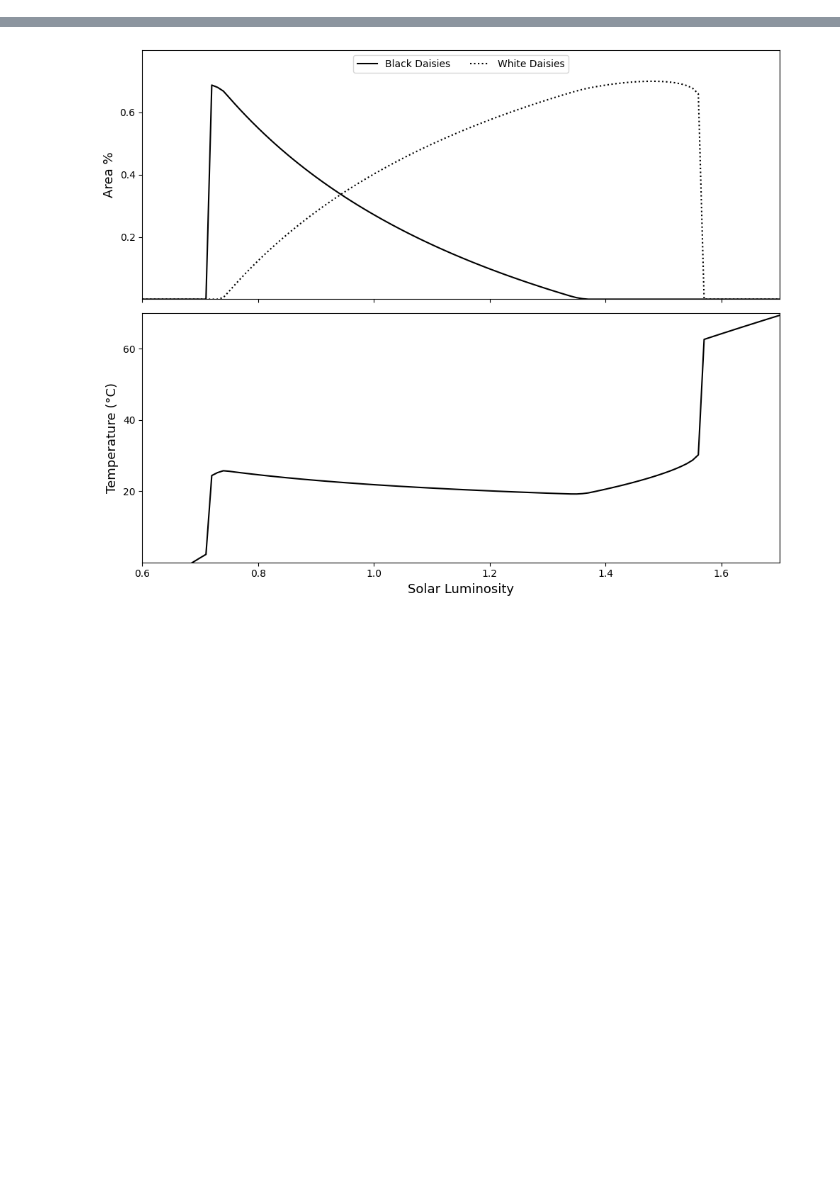
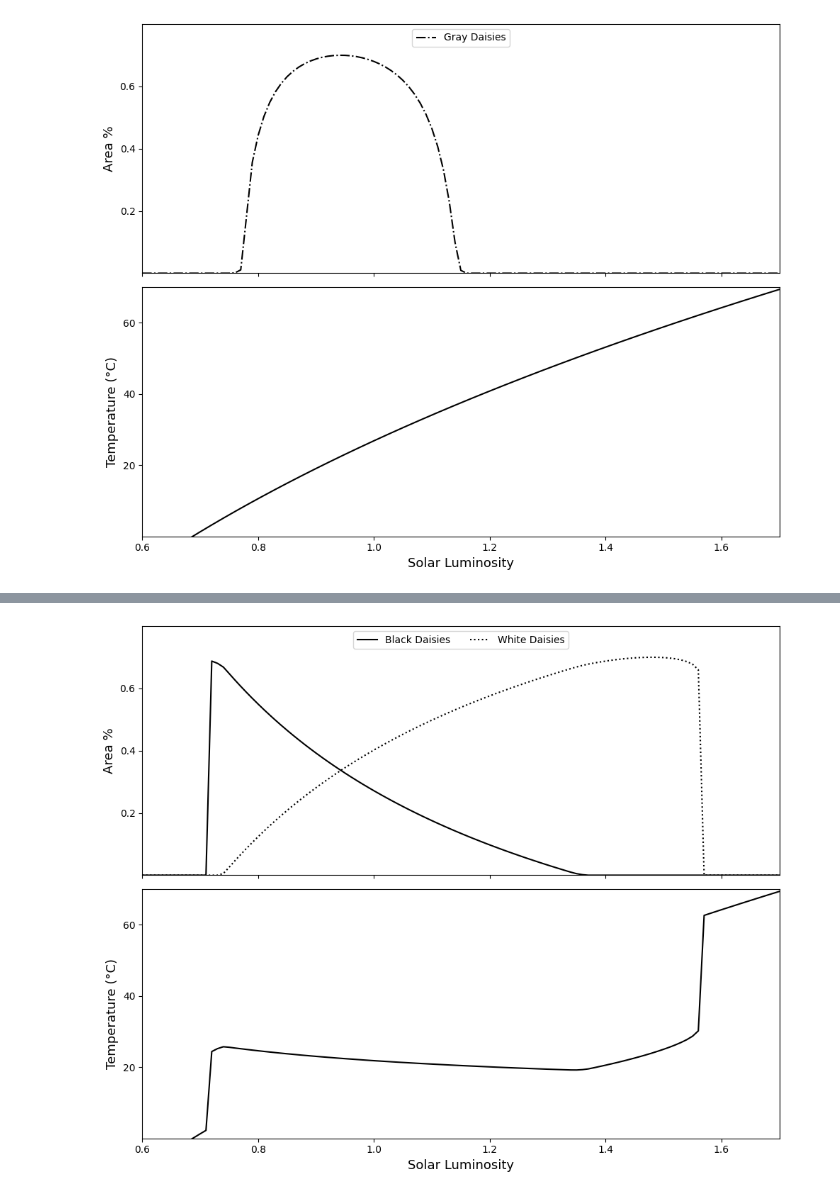
Before and after one commit to CS361-S25/final-project-henryjared, a Jupyter notebook: Graph.ipynb, the cells around one changed output, grey strips where cells are left out. Drawn from its saved outputs; the diff is of its cells as text; code cells hidden in the pictures; blank space fills up the shorter version.

Commit message:
Have graphs that mimic Daisyworld paper

```diff
--- a/Graph.ipynb
+++ b/Graph.ipynb
@@ -7,3 +7,31 @@
 import pandas as pd
 import numpy as np
 import matplotlib.pyplot as plt
+# %%
+pl1_gray_df = pd.read_csv("/Users/arroyoruizj/Desktop/ALDE_Work/final-project-henryjared/gray.csv")
+pl1_gray_df = pl1_gray_df[(pl1_gray_df['t'] <= 605000)]
+
+fig, axs = plt.subplots(2, 1, figsize=(10, 8), sharex=True)
+
+# Top plot: Proportion of Daisies
+axs[0].plot(pl1_gray_df['L'], pl1_gray_df['a_g'], label='Gray Daisies', color='black', linestyle='dashdot')
+
+axs[0].set_xlim([0, 2])
+axs[0].set_ylim([0, 0.8])
+axs[0].set_yticks([.2, .4, .6])
+axs[0].legend(loc='upper center', ncols=2)
+axs[0].set_ylabel("Area %", size=13)
+
+
+axs[1].plot(pl1_gray_df['L'], pl1_gray_df['temp'], color='black')
+axs[1].set_xlim([0, 2])
+axs[1].set_ylim([0, 70])
+axs[1].set_yticks([20, 40, 60])
+axs[1].set_xlabel("Solar Luminosity", size=13)
+axs[1].set_ylabel("Temperature (°C)", size=13)
+
+plt.tight_layout()
+plt.xlim([0.6, 1.7])
+plt.show()
+# %% [output]
+[figure, added]
```
Also changed, not shown: parts of 2 cells of this notebook.
